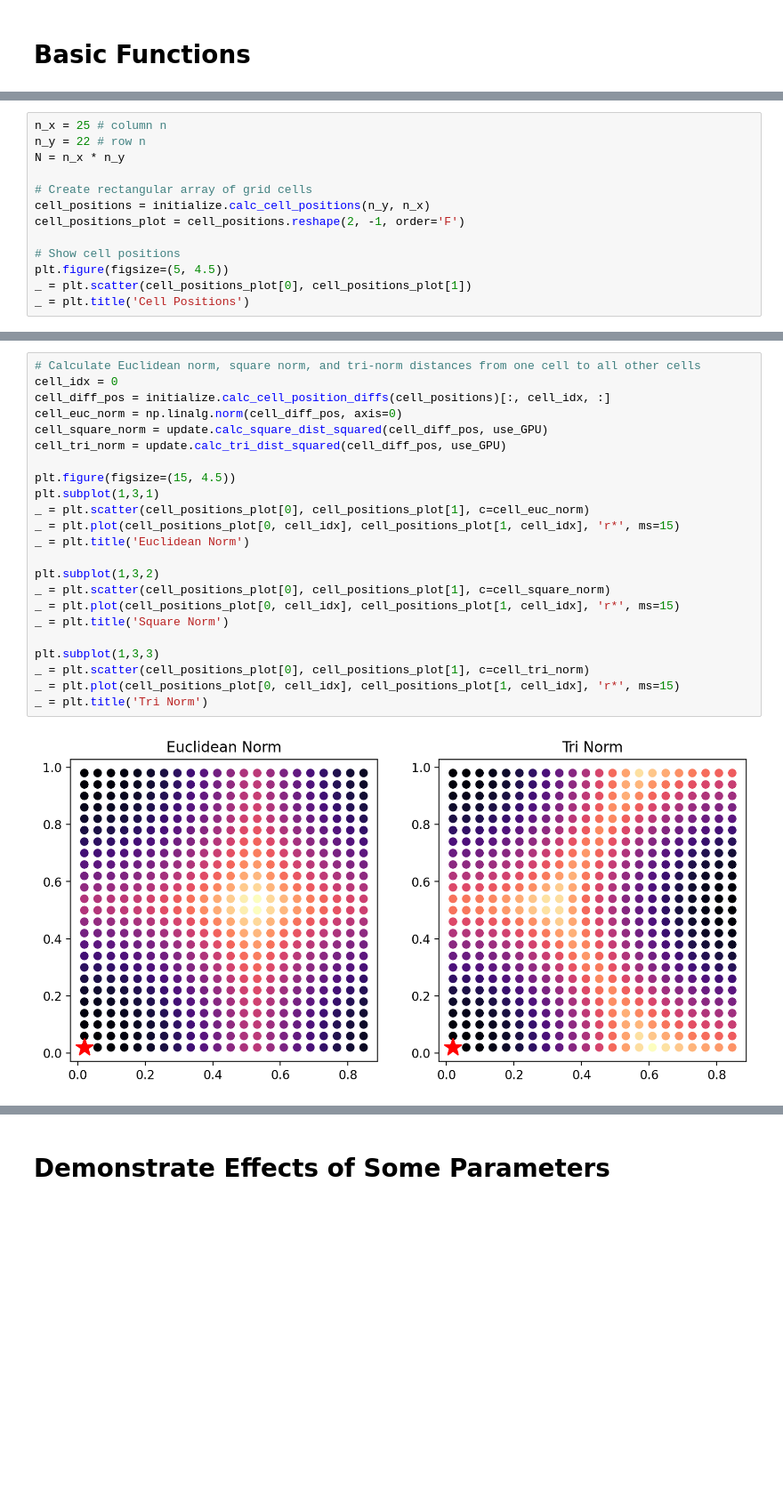
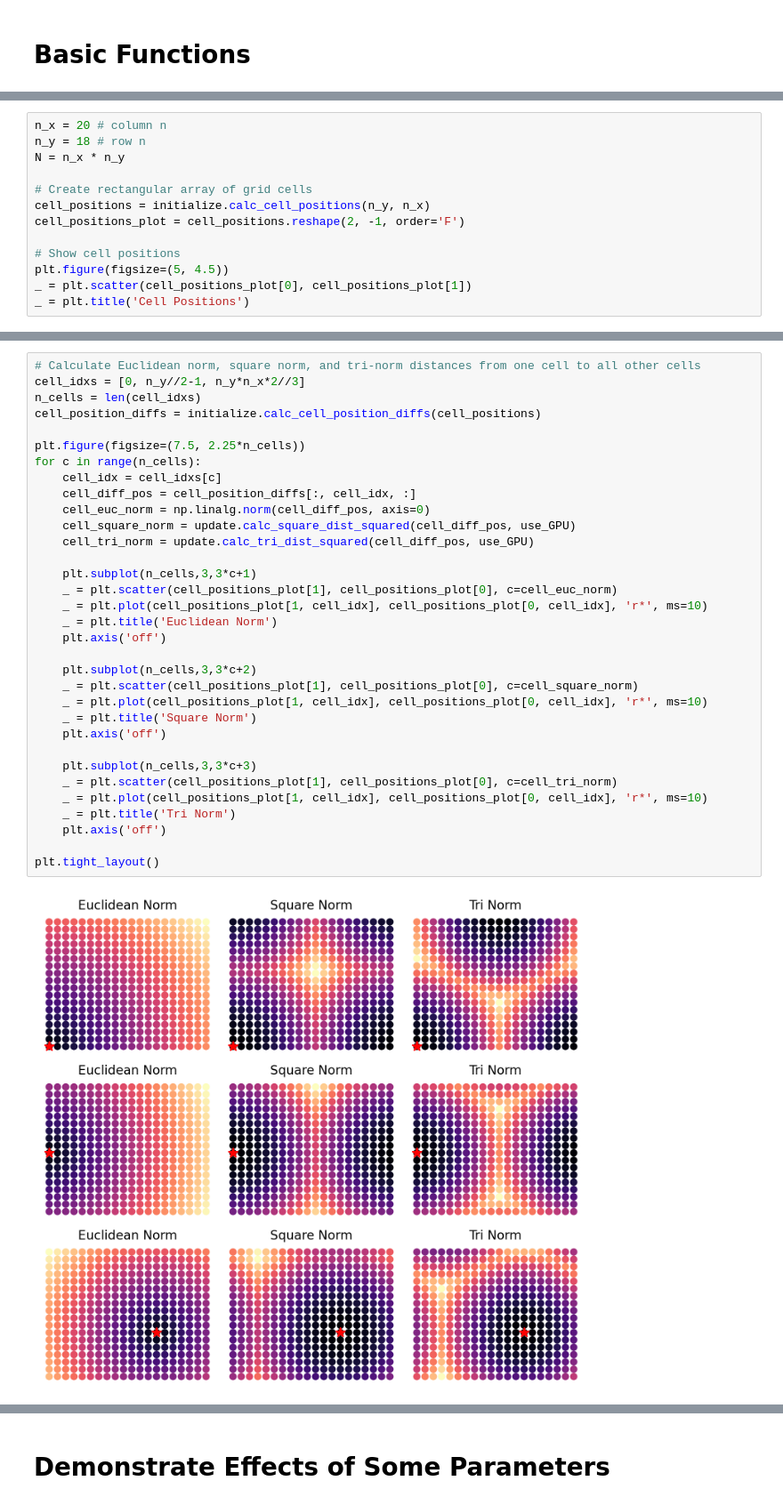
Before and after one commit to johnhwen1/ttgc, a Jupyter notebook: examples/ttgc.ipynb, the cells around one changed output, grey strips where cells are left out. Shown at 89% size. Cells and saved outputs as stored; diff of their text form; blank space fills up the shorter version.

```diff
--- a/examples/ttgc.ipynb
+++ b/examples/ttgc.ipynb
@@ -179,6 +181,6 @@ _ = plt.title('Animal Trajectory')
 # %%
-n_x = 25 # column n
-n_y = 22 # row n
+n_x = 20 # column n
+n_y = 18 # row n
 N = n_x * n_y
 
 # Create rectangular array of grid cells
@@ -194,25 +198,35 @@ _ = plt.title('Cell Positions')
 # %%
 # Calculate Euclidean norm, square norm, and tri-norm distances from one cell to all other cells
-cell_idx = 0
-cell_diff_pos = initialize.calc_cell_position_diffs(cell_positions)[:, cell_idx, :]
-cell_euc_norm = np.linalg.norm(cell_diff_pos, axis=0)
-cell_square_norm = update.calc_square_dist_squared(cell_diff_pos, use_GPU)
-cell_tri_norm = update.calc_tri_dist_squared(cell_diff_pos, use_GPU)
+cell_idxs = [0, n_y//2-1, n_y*n_x*2//3]
+n_cells = len(cell_idxs)
+cell_position_diffs = initialize.calc_cell_position_diffs(cell_positions)
 
-plt.figure(figsize=(15, 4.5))
-plt.subplot(1,3,1)
-_ = plt.scatter(cell_positions_plot[0], cell_positions_plot[1], c=cell_euc_norm)
-_ = plt.plot(cell_positions_plot[0, cell_idx], cell_positions_plot[1, cell_idx], 'r*', ms=15)
-_ = plt.title('Euclidean Norm')
+plt.figure(figsize=(7.5, 2.25*n_cells))
+for c in range(n_cells):
+    cell_idx = cell_idxs[c]
+    cell_diff_pos = cell_position_diffs[:, cell_idx, :]
+    cell_euc_norm = np.linalg.norm(cell_diff_pos, axis=0)
+    cell_square_norm = update.calc_square_dist_squared(cell_diff_pos, use_GPU)
+    cell_tri_norm = update.calc_tri_dist_squared(cell_diff_pos, use_GPU)
 
-plt.subplot(1,3,2)
-_ = plt.scatter(cell_positions_plot[0], cell_positions_plot[1], c=cell_square_norm)
-_ = plt.plot(cell_positions_plot[0, cell_idx], cell_positions_plot[1, cell_idx], 'r*', ms=15)
-_ = plt.title('Square Norm')
+    plt.subplot(n_cells,3,3*c+1)
+    _ = plt.scatter(cell_positions_plot[1], cell_positions_plot[0], c=cell_euc_norm)
+    _ = plt.plot(cell_positions_plot[1, cell_idx], cell_positions_plot[0, cell_idx], 'r*', ms=10)
+    _ = plt.title('Euclidean Norm')
+    plt.axis('off')
 
-plt.subplot(1,3,3)
-_ = plt.scatter(cell_positions_plot[0], cell_positions_plot[1], c=cell_tri_norm)
-_ = plt.plot(cell_positions_plot[0, cell_idx], cell_positions_plot[1, cell_idx], 'r*', ms=15)
-_ = plt.title('Tri Norm')
+    plt.subplot(n_cells,3,3*c+2)
+    _ = plt.scatter(cell_positions_plot[1], cell_positions_plot[0], c=cell_square_norm)
+    _ = plt.plot(cell_positions_plot[1, cell_idx], cell_positions_plot[0, cell_idx], 'r*', ms=10)
+    _ = plt.title('Square Norm')
+    plt.axis('off')
+
+    plt.subplot(n_cells,3,3*c+3)
+    _ = plt.scatter(cell_positions_plot[1], cell_positions_plot[0], c=cell_tri_norm)
+    _ = plt.plot(cell_positions_plot[1, cell_idx], cell_positions_plot[0, cell_idx], 'r*', ms=10)
+    _ = plt.title('Tri Norm')
+    plt.axis('off')
+
+plt.tight_layout()
 # %% [output]
-[figure, old version]
+[figure, new version]
```
Also changed, not shown: parts of 16 cells of this notebook, 5 other files.
